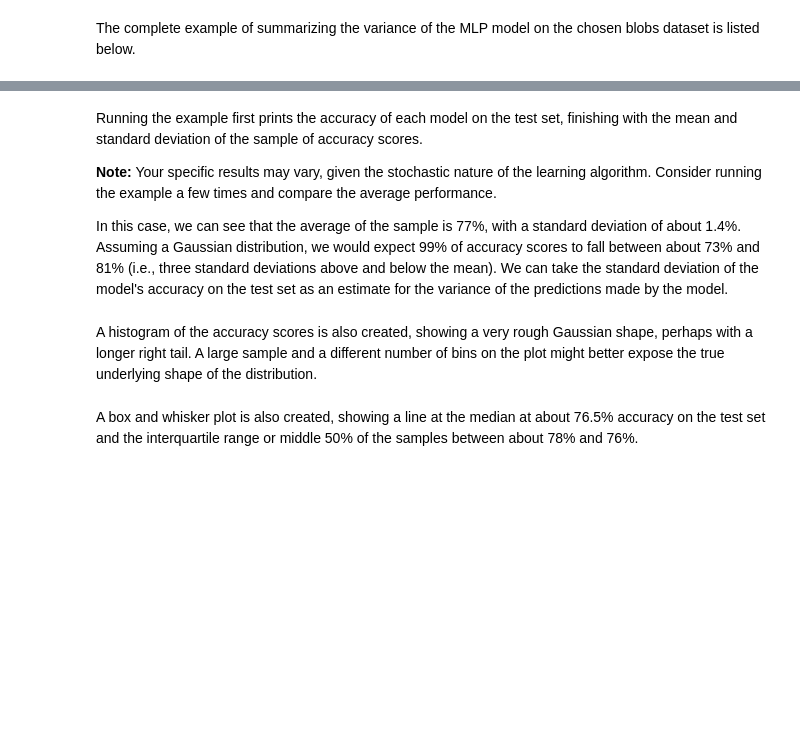
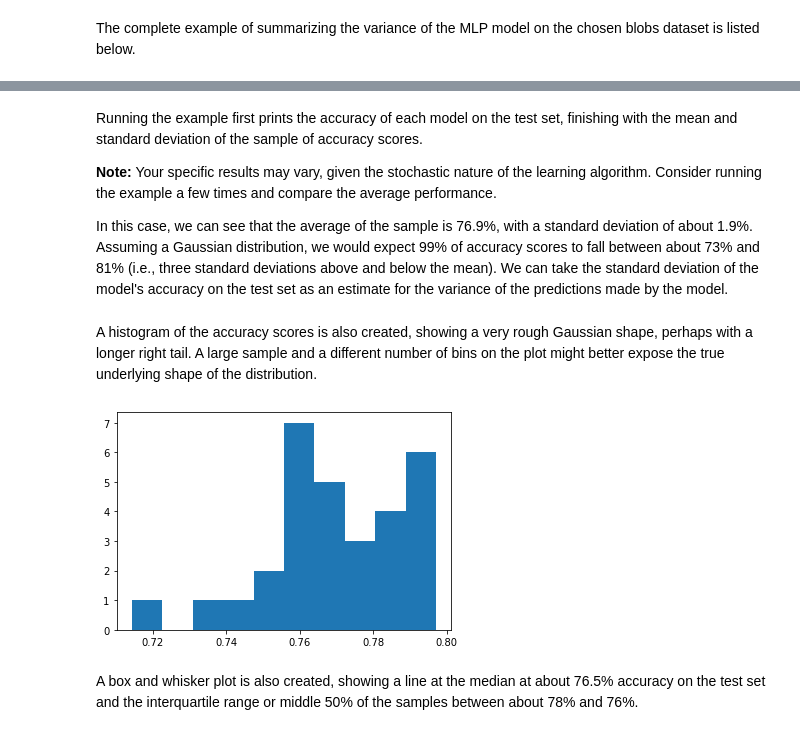
Before and after one commit to Deep-Learning-Challenge/challenge-notebooks, a Jupyter notebook: 4.Advanced Topics/3.Better Predictions/1. Combine Models From Multiple Runs with Model Averaging Ensemble.ipynb, the cells around one changed output, grey strips where cells are left out. Cells and saved outputs as stored; diff of their text form; code cells hidden in the pictures; blank space fills up the shorter version.

```diff
--- a/4.Advanced Topics/3.Better Predictions/1. Combine Models From Multiple Runs with Model Averaging Ensemble.ipynb
+++ b/4.Advanced Topics/3.Better Predictions/1. Combine Models From Multiple Runs with Model Averaging Ensemble.ipynb
@@ -324,4 +437,4 @@ Running the example first prints the accuracy of each model on the test set, fin
 
 **Note:** Your specific results may vary, given the stochastic nature of the learning algorithm. Consider running the example a few times and compare the average performance.
 
-In this case, we can see that the average of the sample is 77%, with a standard deviation of about 1.4%. Assuming a Gaussian distribution, we would expect 99% of accuracy scores to fall between about 73% and 81% (i.e., three standard deviations above and below the mean). We can take the standard deviation of the model's accuracy on the test set as an estimate for the variance of the predictions made by the model.
+In this case, we can see that the average of the sample is 76.9%, with a standard deviation of about 1.9%. Assuming a Gaussian distribution, we would expect 99% of accuracy scores to fall between about 73% and 81% (i.e., three standard deviations above and below the mean). We can take the standard deviation of the model's accuracy on the test set as an estimate for the variance of the predictions made by the model.
@@ -334,2 +443,8 @@ A histogram of the accuracy scores is also created, showing a very rough Gaussia
+# %%
+# histogram of distribution
+pyplot.hist(scores, bins=10)
+pyplot.show()
+# %% [output]
+[figure, added]
 # %% [markdown]
 A box and whisker plot is also created, showing a line at the median at about 76.5% accuracy on the test set and the interquartile range or middle 50% of the samples between about 78% and 76%.
```
Also changed, not shown: parts of 37 cells of this notebook, 53 other files.
